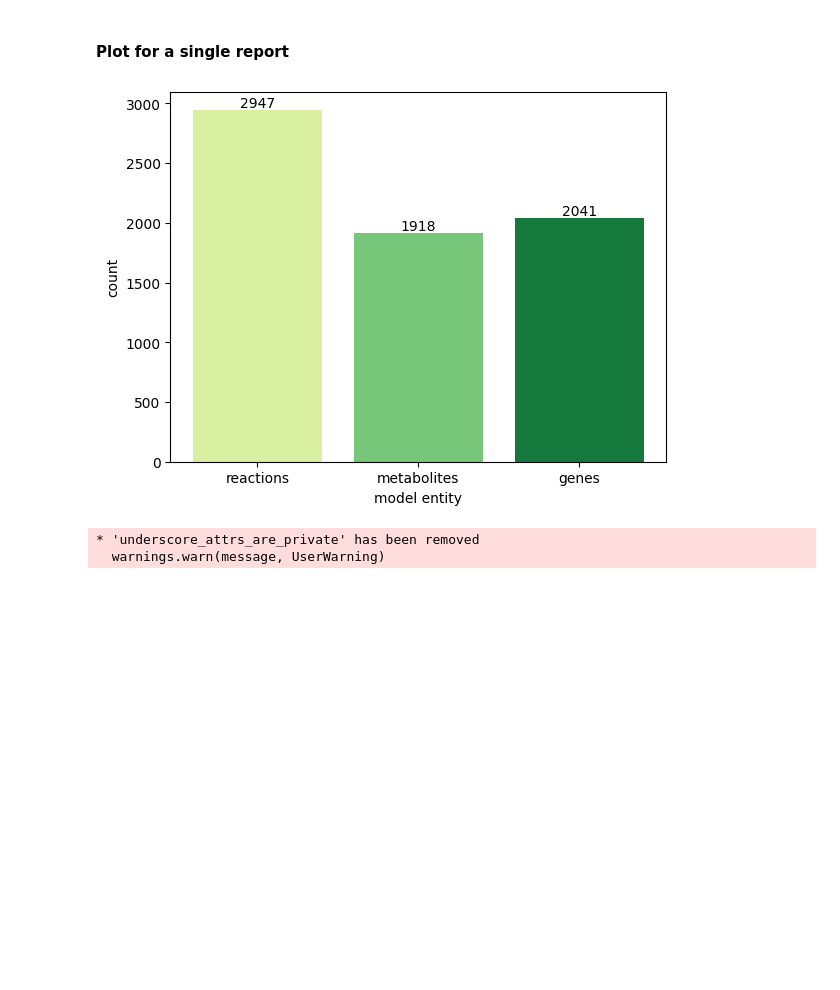
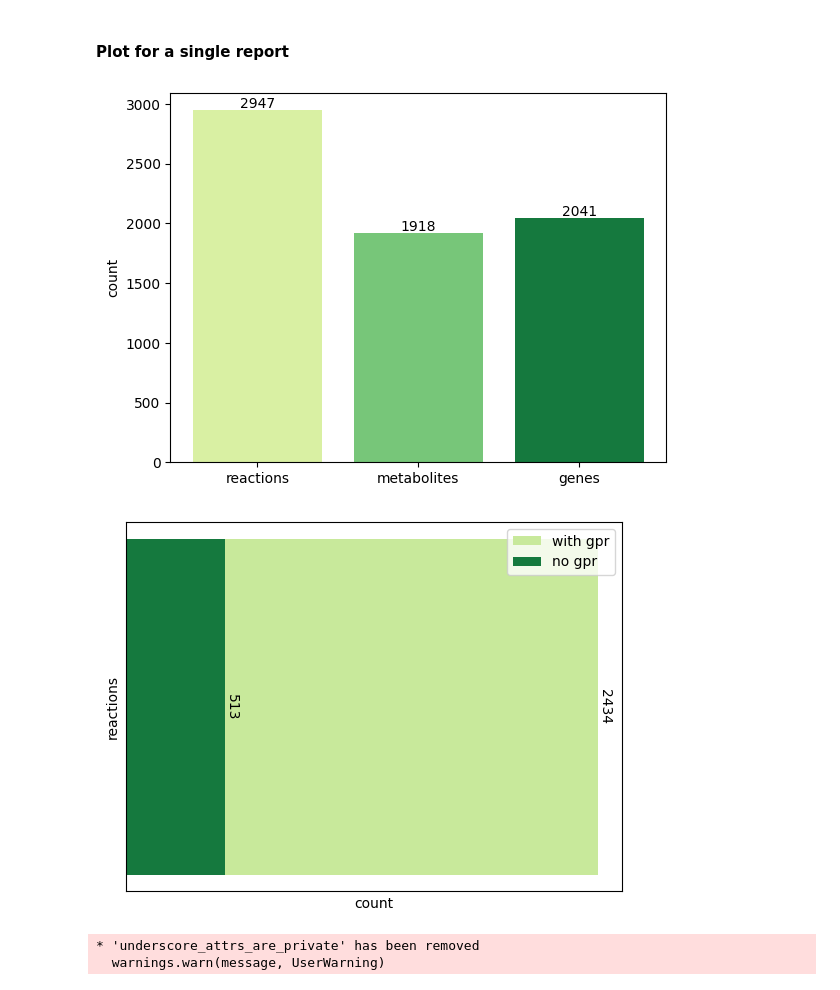
Before and after one commit to draeger-lab/refinegems, a Jupyter notebook: dev/CB_under_construction.ipynb, the cells around one changed output. Saved outputs shown, nothing was run; the diff lists cells and outputs as text; code cells hidden in the pictures; blank space fills up the shorter version.

```diff
--- a/dev/CB_under_construction.ipynb
+++ b/dev/CB_under_construction.ipynb
@@ -48,9 +44,19 @@ rep = ModelInfoReport(test_model)
 # %% [markdown]
 #### Plot for a single report
+# %%
+from refinegems.utility.io import load_model
+
+test_model_path = '/Users/brune/Documents/11_Test_Data/test_SPECIMEN/thesis/Kp_std/03_refinement/step4-smoothing/Kp_std_smooth.xml'
+test_model = load_model(test_model_path,'cobra')
+
+from refinegems.classes.reports import ModelInfoReport
+
+rep = ModelInfoReport(test_model)
 # %%
 import matplotlib
 import matplotlib.pyplot as plt
 import warnings
+import numpy as np
 
 # params
 # ------
@@ -66,32 +72,56 @@ except ValueError:
     warnings.warn('Unknown color palette, setting it to "YlGn"')
     cmap = matplotlib.colormaps['YlGn']
 
 
 # 1: plot reacs, metabs and gene counts
 # -------------------------------------
 fig, ax = plt.subplots()
 
 p = ax.bar(['reactions','metabolites','genes'],
        [rep.reac,rep.meta,rep.gene],
        color=[cmap(0.25),cmap(0.5),cmap(0.8)],
        # edgecolor='black',
        )
 ax.bar_label(p, [rep.reac,rep.meta,rep.gene])
 ax.set_ylabel('count')
 # ax.set_xlabel('model entity')
 
 
 # 2: plot reacs with gpr
 # ----------------------
 
+fig, ax = plt.subplots()
+
+stacked_bars = {'with gpr': np.array([rep.with_gpr]),
+                'no gpr': ([rep.reac - rep.with_gpr])}
+bottom = np.zeros(1)
+
+c = 0.3
+
+for label,count in stacked_bars.items():
+    p = ax.barh(['reactions'],count,
+                label=label, left=0.0,
+                color=[cmap(c)])
+    ax.bar_label(p, count, rotation=270)
+    bottom += count
+    c += 0.5
+
+ax.set_xlabel('count')
+ax.set_ylabel('reactions')
+ax.tick_params(left = False,labelleft = False ,
+                           labelbottom = False, bottom = False)
+ax.legend()
 
 # 3: plot deadends, orhphand etc. for metabs
+# ------------------------------------------
 
 # make a nice chart for all
+# -------------------------
 
 
 
 plt.show()
 # %% [output]
-[figure, old version]
+[figure, new version]
+[figure, added]
 # %%
```
Also changed, not shown: parts of 2 cells of this notebook.
